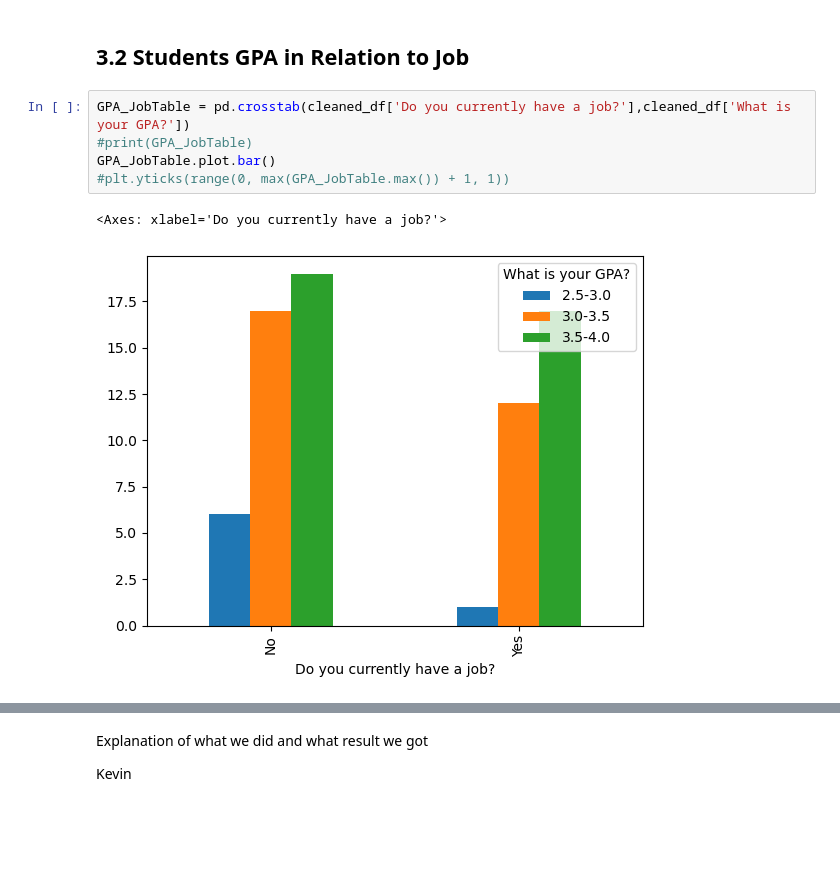
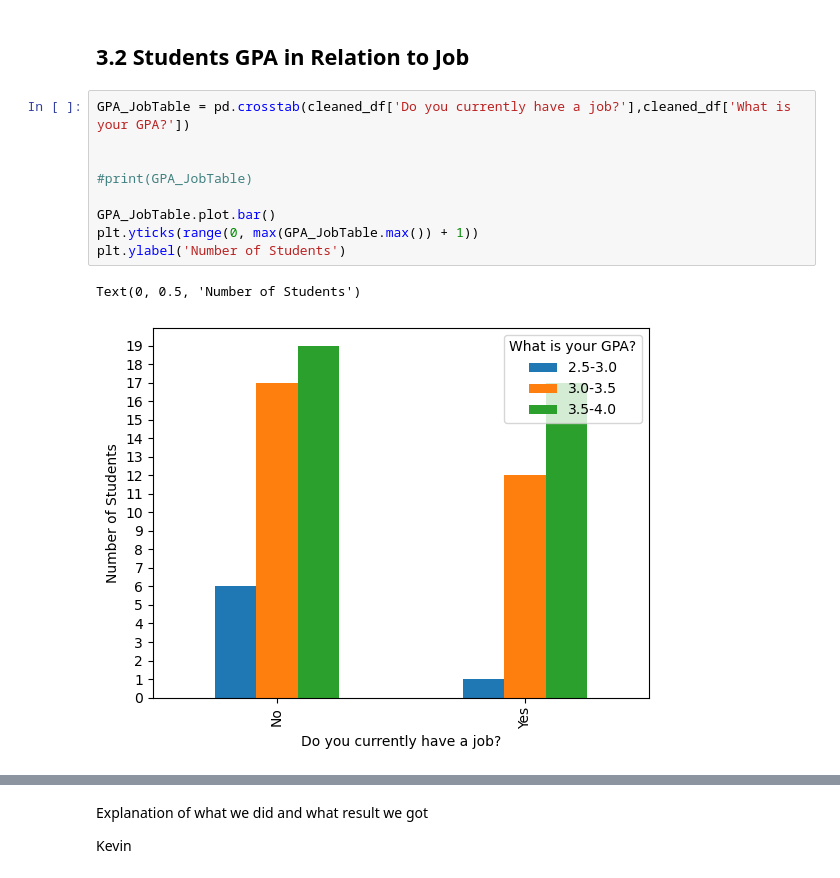
Before and after one commit to Nihal-m24/CS-105-Mini-Project, a Jupyter notebook: Mini Project.ipynb, the cells around one changed output, grey strips where cells are left out. Drawn from its saved outputs; the diff is of its cells as text; blank space fills up the shorter version.

```diff
--- a/Mini Project.ipynb
+++ b/Mini Project.ipynb
@@ -53,9 +53,13 @@ In this data we notice that an equal proportion of Male and Female students who
 ## 3.2 Students GPA in Relation to Job
 # %%
 GPA_JobTable = pd.crosstab(cleaned_df['Do you currently have a job?'],cleaned_df['What is your GPA?'])
+
+
 #print(GPA_JobTable)
+
 GPA_JobTable.plot.bar()
-#plt.yticks(range(0, max(GPA_JobTable.max()) + 1, 1))
+plt.yticks(range(0, max(GPA_JobTable.max()) + 1))
+plt.ylabel('Number of Students')
 # %% [output]
-<Axes: xlabel='Do you currently have a job?'>
+Text(0, 0.5, 'Number of Students')
-[figure, old version]
+[figure, new version]
```
Also changed, not shown: parts of 2 cells of this notebook.
